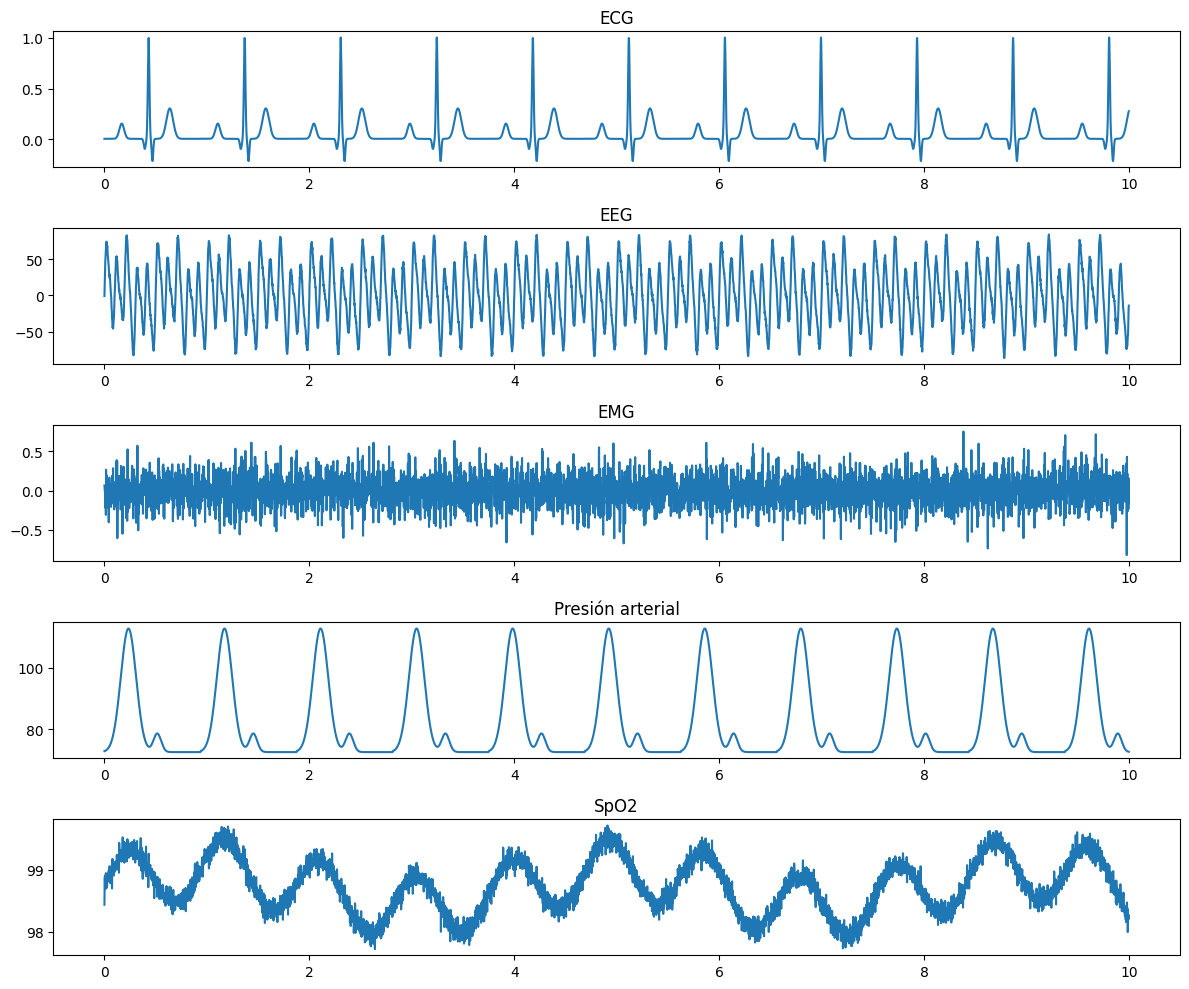
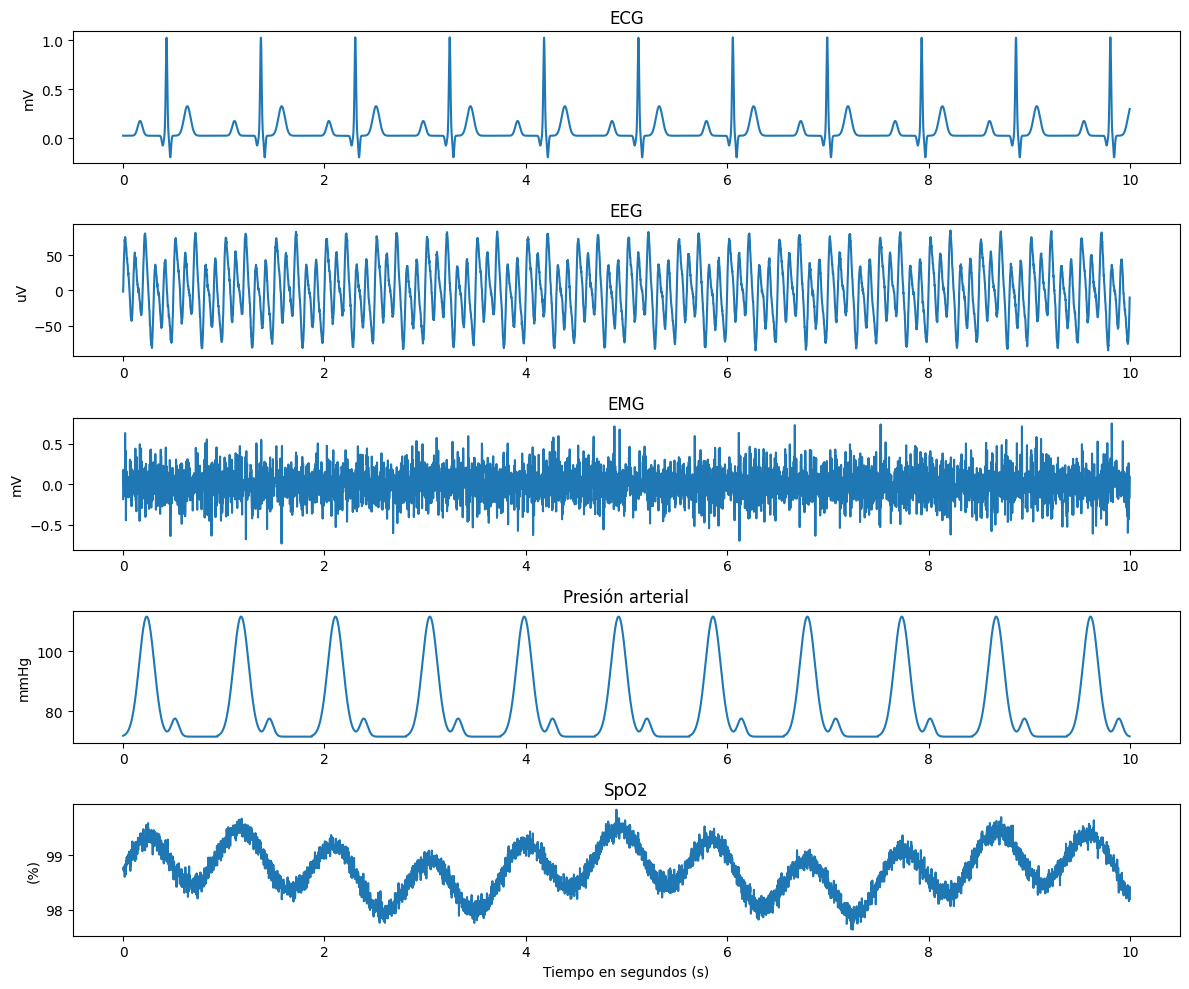
The notebook cell's code change between the first figure and the second:
--- before
+++ after
@@ -1,26 +1,33 @@
 #Generación de graficas
+
+
+#Grafica de señales ECG, EEG, EMG, Presion arterial y SpO2 para el paciente control
 plt.figure(figsize=(12,10))
 
-#Grafica de señales ECG, EEG, EMG, Presion arterial y SpO2 para el paciente control
 plt.subplot(5,1,1)
 plt.plot(sen_control['tiempo_s'], sen_control['ecg_mV'])
 plt.title("ECG")
+plt.ylabel("mV")
 
 plt.subplot(5,1,2)
 plt.plot(sen_control['tiempo_s'], sen_control['eeg_uV'])
 plt.title("EEG")
+plt.ylabel("uV")
 
 plt.subplot(5,1,3)
 plt.plot(sen_control['tiempo_s'], sen_control['emg_mV'])
 plt.title("EMG")
+plt.ylabel("mV")
 
 plt.subplot(5,1,4)
 plt.plot(sen_control['tiempo_s'], sen_control['pa_mmHg'])
 plt.title("Presión arterial")
-
+plt.ylabel("mmHg")
 plt.subplot(5,1,5)
 plt.plot(sen_control['tiempo_s'], sen_control['spo2_pct'])
 plt.title("SpO2")
+plt.ylabel("(%)")
 
+plt.xlabel("Tiempo en segundos (s)")
 plt.tight_layout()
 plt.show()

Commit: Agrega comentarios y labels a las graficas